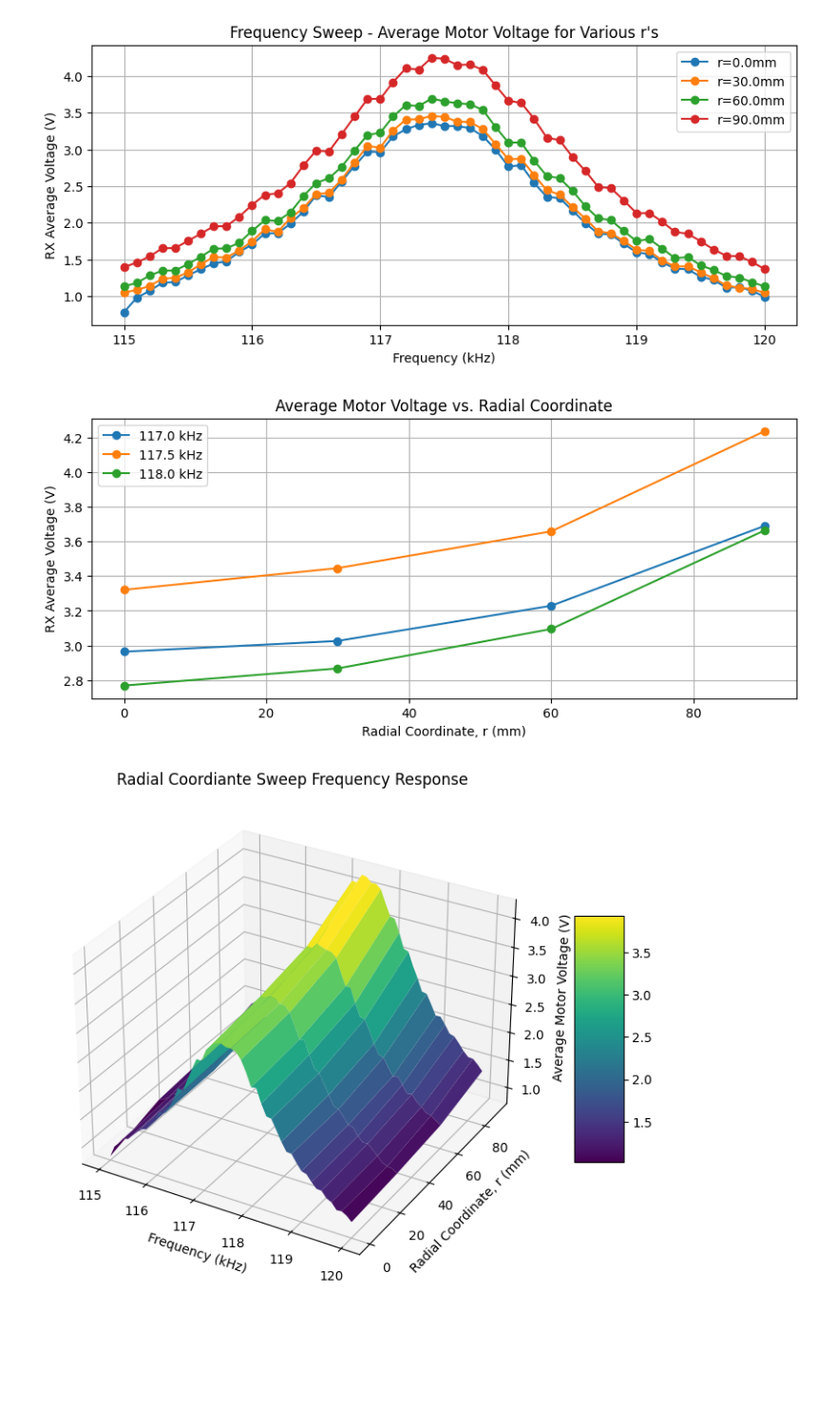
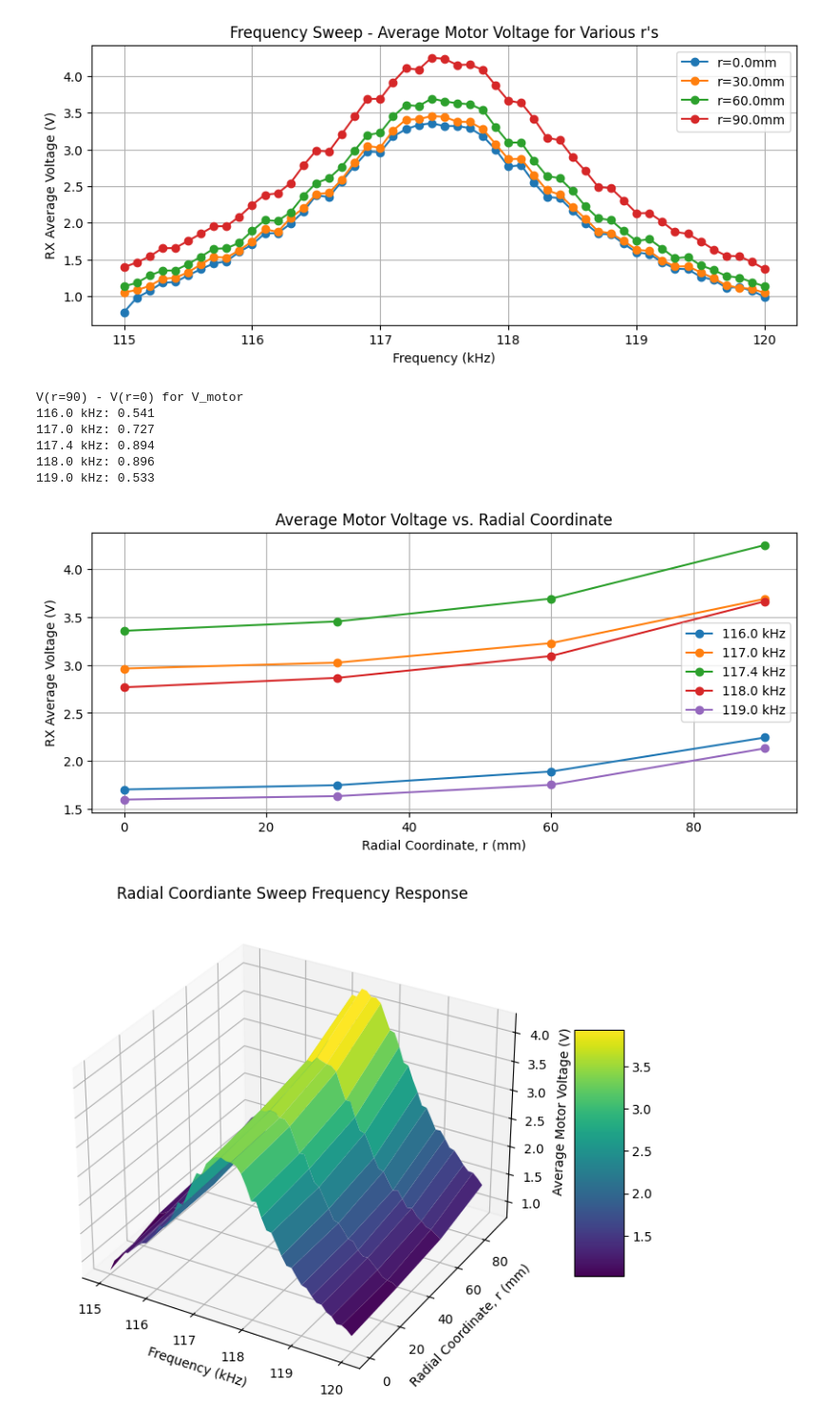
Before and after one commit to davisgtoth/Wireless-Drone-Data-Analysis, a Jupyter notebook: analysis.ipynb, the cells around one changed output. Shown at 95% size. Drawn from its saved outputs; the diff is of its cells as text; code cells hidden in the pictures; blank space fills up the shorter version.

Commit message:
edited graphs

```diff
--- a/analysis.ipynb
+++ b/analysis.ipynb
@@ -1556,27 +1556,39 @@ r=90.0mm : 117.40 kHz
 [figure]
 # %%
 df = pd.read_csv('01-16_sweeps/r_sweep/sweep.csv')
-# freq_vals = [116, 117, 117.5, 118, 119]
-freq_vals = [117, 117.5, 118]
+freq_vals = [116, 117, 117.4, 118, 119]
+# freq_vals = [117, 117.4, 118]
 freq_vals = [val * 1e3 for val in freq_vals]
 
 plt.figure(figsize=(10,4))
+print('V(r=90) - V(r=0) for V_motor')
 
 for freq in freq_vals:
     subset = df[df['Driving Frequency (Hz)'] == freq]
     r = subset['r (mm)'].to_numpy()
     rx = subset['RX Voltage Average (V)'].to_numpy()
     plt.plot(r, rx, 'o-', label=f'{freq/1e3:.1f} kHz')
     # plt.plot(-r, rx, 'o-', label=f'{freq/1e3}kHz')
+    print(f'{freq/1e3:.1f} kHz: {rx[-1] - rx[0]:.3f}')
+    # if freq == 117.4*1e3:
+    #     rx_res = rx
 
 plt.xlabel('Radial Coordinate, r (mm)')
 plt.ylabel('RX Average Voltage (V)')
 plt.title('Average Motor Voltage vs. Radial Coordinate')
 plt.grid()
 plt.legend()
 plt.show()
+
+# print(rx_res[-1] - rx_res[0])
 # %% [output]
+V(r=90) - V(r=0) for V_motor
+116.0 kHz: 0.541
+117.0 kHz: 0.727
+117.4 kHz: 0.894
+118.0 kHz: 0.896
+119.0 kHz: 0.533
-[figure, old version]
+[figure, new version]
 # %%
 from mpl_toolkits.mplot3d import Axes3D
 
```
Also changed, not shown: parts of 7 cells of this notebook.
